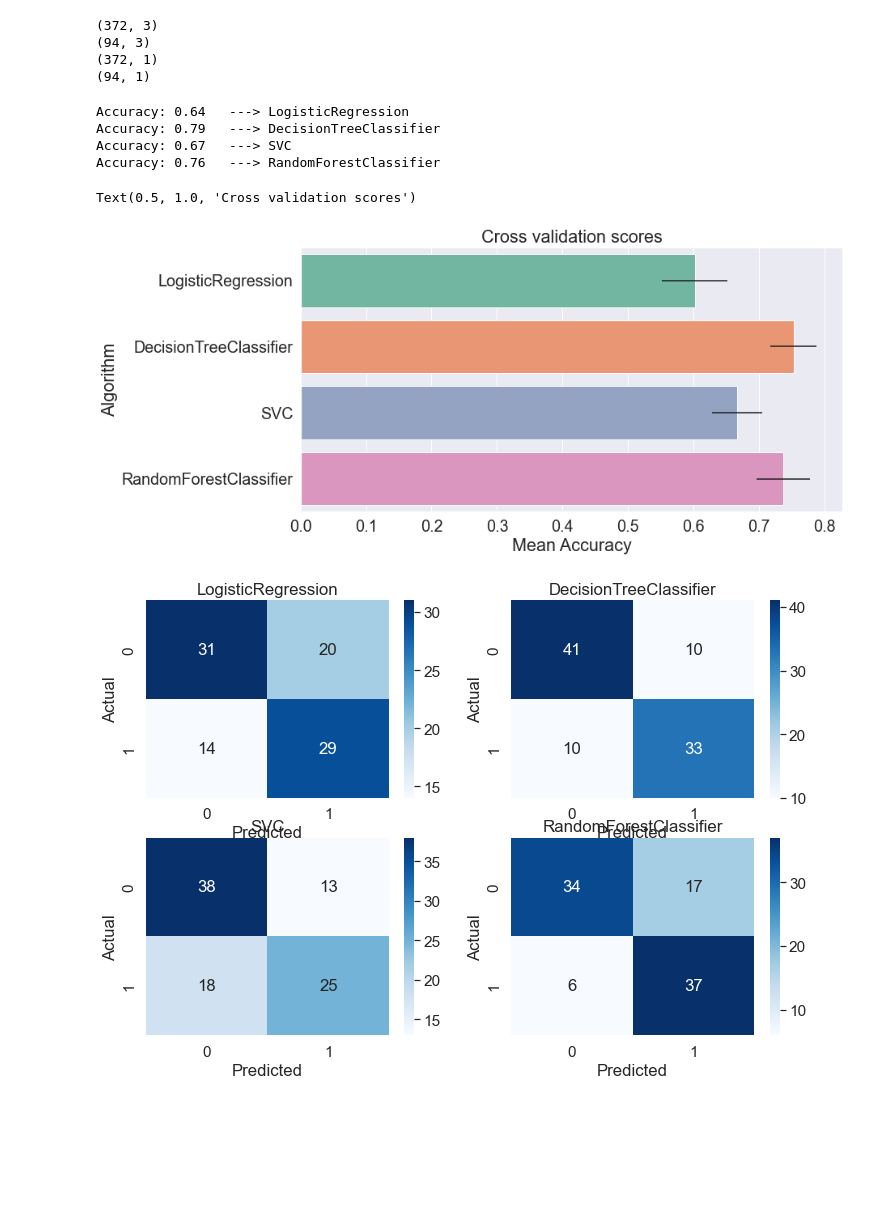
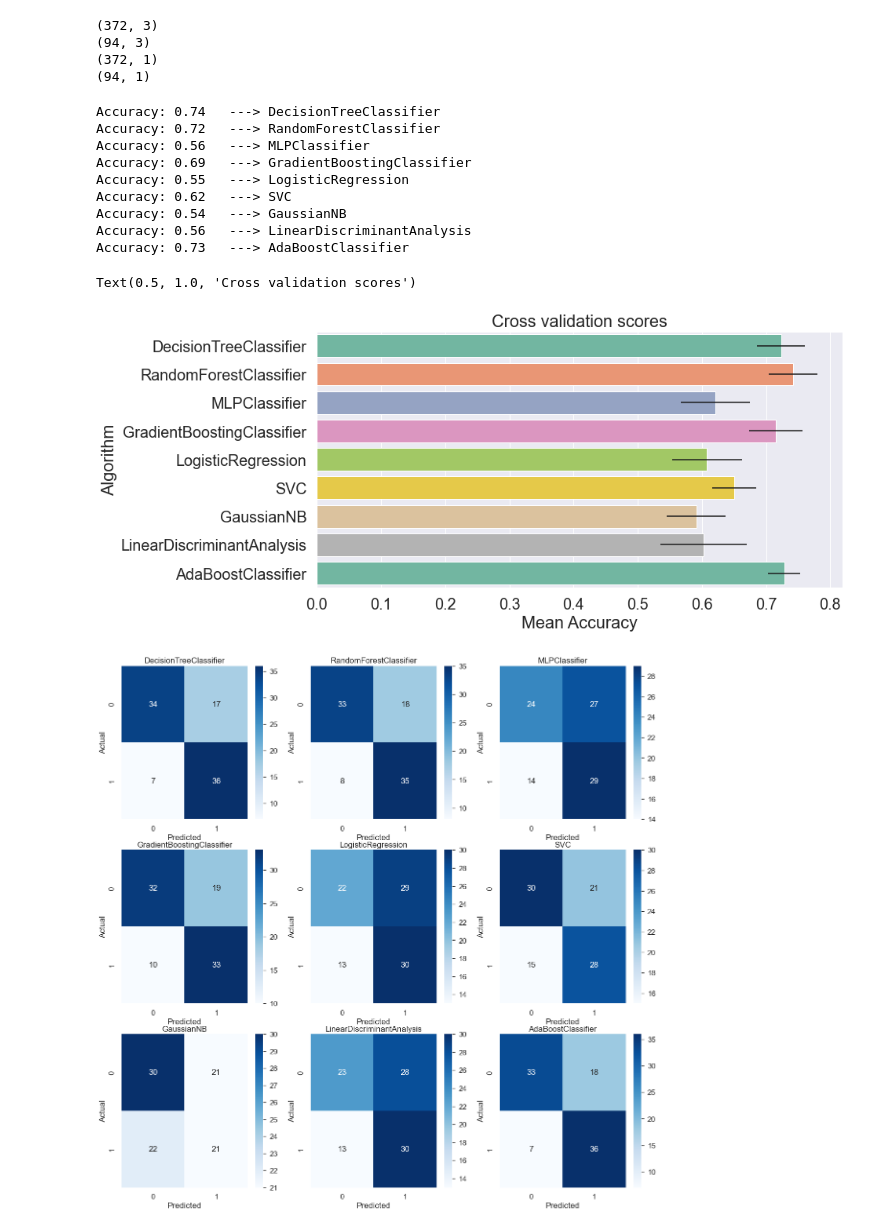
Before and after one commit to samueleleli/FIFA_WorldCup_Analysis, a Jupyter notebook: WC_Analysis_Matteo_classification_match.ipynb, the cells around one changed output. Saved outputs shown, nothing was run; the diff lists cells and outputs as text; code cells hidden in the pictures; blank space fills up the shorter version.

```diff
--- a/WC_Analysis_Matteo_classification_match.ipynb
+++ b/WC_Analysis_Matteo_classification_match.ipynb
@@ -163,10 +163,15 @@ print(y_test.shape)
 # %%
 # List of classifiers:
 classifiers = [
+    DecisionTreeClassifier(random_state=rs),
+    RandomForestClassifier(n_estimators = 10, random_state=rs),
+    MLPClassifier(random_state=rs),
+    GradientBoostingClassifier(random_state=rs),
     LogisticRegression(random_state = rs),
-    DecisionTreeClassifier(random_state=rs),
     SVC(probability=True),
-    RandomForestClassifier(n_estimators = 10, random_state=rs),
+    GaussianNB(),
+    LinearDiscriminantAnalysis(),
+    AdaBoostClassifier((DecisionTreeClassifier(random_state=rs)), random_state=rs, learning_rate=0.1),
 ]
 
 # List of results that will occure:
@@ -213,10 +218,15 @@ for i in cv_results:
     cv_acc.append(i.mean())
     cv_std.append(i.std())
 # %% [output]
-Accuracy: 0.64   ---> LogisticRegression
-Accuracy: 0.79   ---> DecisionTreeClassifier
-Accuracy: 0.67   ---> SVC
-Accuracy: 0.76   ---> RandomForestClassifier
+Accuracy: 0.74   ---> DecisionTreeClassifier
+Accuracy: 0.72   ---> RandomForestClassifier
+Accuracy: 0.56   ---> MLPClassifier
+Accuracy: 0.69   ---> GradientBoostingClassifier
+Accuracy: 0.55   ---> LogisticRegression
+Accuracy: 0.62   ---> SVC
+Accuracy: 0.54   ---> GaussianNB
+Accuracy: 0.56   ---> LinearDiscriminantAnalysis
+Accuracy: 0.73   ---> AdaBoostClassifier
 # %%
 # Cross validation accuracy results graph
 cv_res = pd.DataFrame({"CrossValMeans":cv_acc, "CrossValerrors": cv_std,"Algorithm":clf_name})
@@ -227,19 +237,19 @@ plt.xlabel("Mean Accuracy")
 plt.title("Cross validation scores")
 # %% [output]
 Text(0.5, 1.0, 'Cross validation scores')
-[figure, old version]
+[figure, new version]
 # %%
 # Confusion matrixes (not-normalized confusion matrix)
-plt.figure(figsize=(12,8))
+plt.figure(figsize=(20,20))
 sns.set(font_scale=1.4)
 for i in range(len(classifiers)):
-    plt.subplot(2,2,i+1) #adjust this acourding to the number of algorithms
+    plt.subplot(3,3,i+1) #adjust this acourding to the number of algorithms
     sns.heatmap(cnfm[i], annot=True, fmt="d",cmap="Blues")
     plt.xlabel('Predicted')
     plt.ylabel('Actual')
     plt.title(clf_name[i])
 # %% [output]
-[figure, old version]
+[figure, new version]
 # %%
 #Classification reports
 for i in range(len(classifiers)):
```
Also changed, not shown: parts of 12 cells of this notebook, 4 other files.
